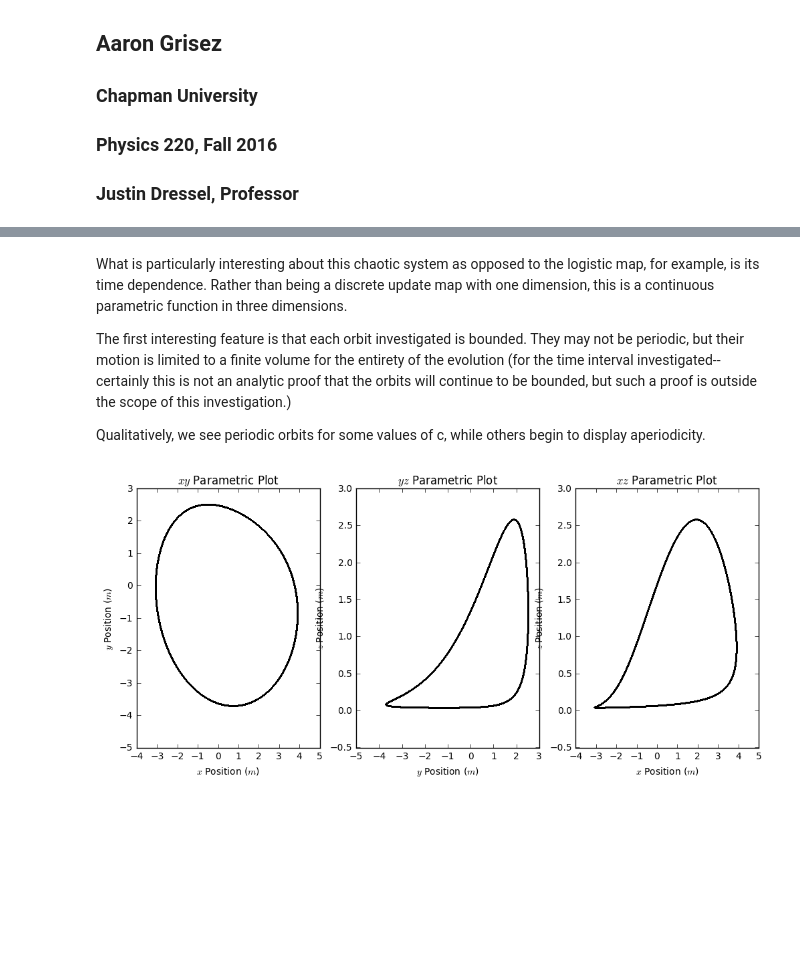
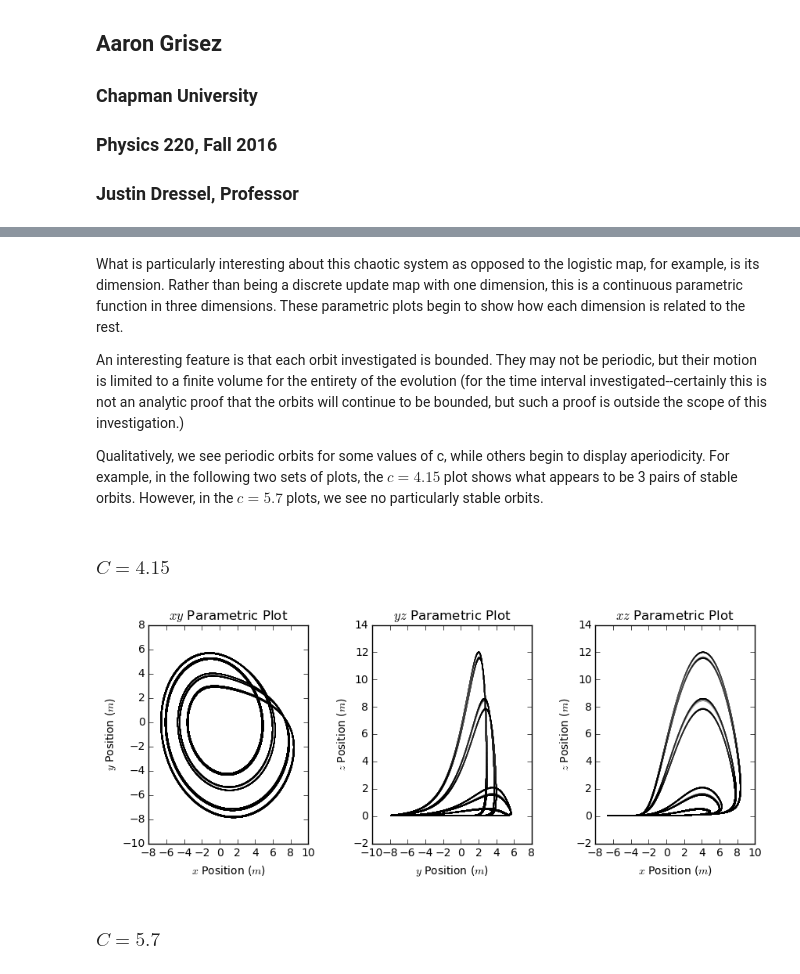
Before and after one commit to aarongrisez/final-aarongrisez, a Jupyter notebook: FinalExam.ipynb, the cells around one changed output, grey strips where cells are left out. Drawn from its saved outputs; the diff is of its cells as text; code cells hidden in the pictures; blank space fills up the shorter version.

```diff
--- a/FinalExam.ipynb
+++ b/FinalExam.ipynb
@@ -16,4 +13,11 @@ from IPython.display import Image
 plt.ioff()
+# %%
+sol2 = pd.read_csv('data/c_equals_2')
+#sol3 = pd.read_csv('data/c_equals_3')
+#sol4 = pd.read_csv('data/c_equals_4')
+sol4_15 = pd.read_csv('data/c_equals_4_15')
+#sol4_25 = pd.read_csv('data/c_equals_4_25')
+sol5_7 = pd.read_csv('data/c_equals_5_7')
 # %% [markdown]
 This assignment was to evaluate the behavior of the Rossler Attractor, defined with the three coupled Ordinary Differential Equations:
 
@@ -50,19 +52,16 @@ def c_rossler(c0, cf, delta_c, i):
 # %% [markdown]
-What is particularly interesting about this chaotic system as opposed to the logistic map, for example, is its time dependence. Rather than being a discrete update map with one dimension, this is a continuous parametric function in three dimensions.
+What is particularly interesting about this chaotic system as opposed to the logistic map, for example, is its dimension. Rather than being a discrete update map with one dimension, this is a continuous parametric function in three dimensions. These parametric plots begin to show how each dimension is related to the rest.
 
-The first interesting feature is that each orbit investigated is bounded. They may not be periodic, but their motion is limited to a finite volume for the entirety of the evolution (for the time interval investigated--certainly this is not an analytic proof that the orbits will continue to be bounded, but such a proof is outside the scope of this investigation.)
+An interesting feature is that each orbit investigated is bounded. They may not be periodic, but their motion is limited to a finite volume for the entirety of the evolution (for the time interval investigated--certainly this is not an analytic proof that the orbits will continue to be bounded, but such a proof is outside the scope of this investigation.)
 
-Qualitatively, we see periodic orbits for some values of c, while others begin to display aperiodicity.
+Qualitatively, we see periodic orbits for some values of c, while others begin to display aperiodicity. For example, in the following two sets of plots, the $c=4.15$ plot shows what appears to be 3 pairs of stable orbits. However, in the $c=5.7$ plots, we see no particularly stable orbits.
-# %%
-sol2 = pd.read_csv('c_equals_2')
-sol3 = pd.read_csv('c_equals_3')
-sol4 = pd.read_csv('c_equals_4')
-sol4_15 = pd.read_csv('c_equals_4_15')
-sol4_25 = pd.read_csv('c_equals_4_25')
-sol5_7 = pd.read_csv('c_equals_5_7')
+# %% [markdown]
+### $C = 4.15$
 # %%
-r.plot_2D_phase(sol2)
+r.plot_2D_parametric(sol4_15)
 plt.show()
 # %% [output]
-[figure, old version]
+[figure, new version]
+# %% [markdown]
+### $C = 5.7$
 # %%
```
Also changed, not shown: parts of 26 cells of this notebook, 8 other files.
